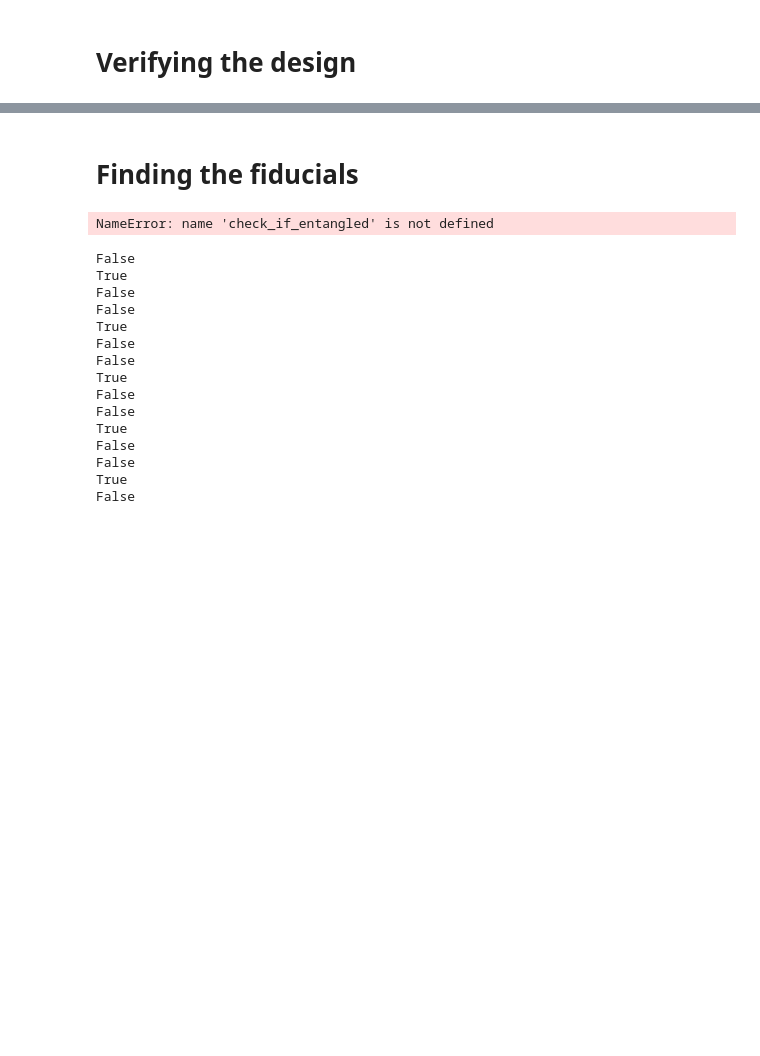
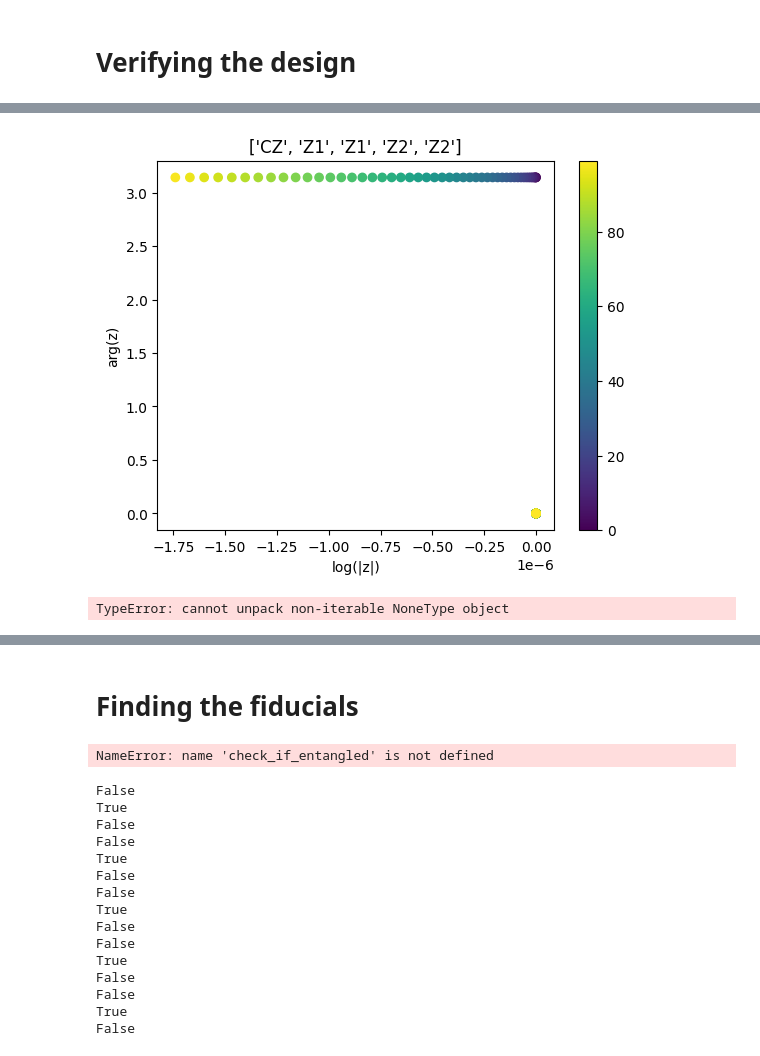
Before and after one commit to jpmarceaux/KalmanRPE, a Jupyter notebook: twoqubit_auto_rpe.ipynb, the cells around one changed output, grey strips where cells are left out. Cells and saved outputs as stored; diff of their text form; code cells hidden in the pictures; blank space fills up the shorter version.

```diff
--- a/twoqubit_auto_rpe.ipynb
+++ b/twoqubit_auto_rpe.ipynb
@@ -385,0 +464,16 @@ plt.plot(probs_quadrature[2])
+# %%
+def plot_log_complex_signal(cos_series, sin_series, depths, germ_hash):
+    # plot the real and imaginary part in the complex plane
+    # signal is a numpy array of complex numbers
+    # use a color map to indicate the depth
+    signal = (1-2*cos_series) + 1j*(1-2*sin_series)
+    plt.scatter(np.log(np.abs(signal)), np.angle(signal), c=depths, cmap='viridis')
+    plt.xlabel('log(|z|)')
+    plt.ylabel('arg(z)')
+    plt.title(germ_hash)
+    plt.colorbar()
+    plt.show()
+
+plot_log_complex_signal(probs_inphase[0], probs_quadrature[0], [i for i in range(100)], optimal_germs[0])
+# %% [output]
+[figure, added]
@@ -385,0 +491,6 @@ plt.plot(probs_quadrature[2])
+# %%
+estimator = ParametricEstimator(probs_inphase[0], probs_quadrature[0], [i for i in range(100)])
+slope, intercept = estimator.estimate()
+print(slope, intercept)
+# %% [output]
+TypeError: cannot unpack non-iterable NoneType object
```
Also changed, not shown: parts of 32 cells of this notebook.
